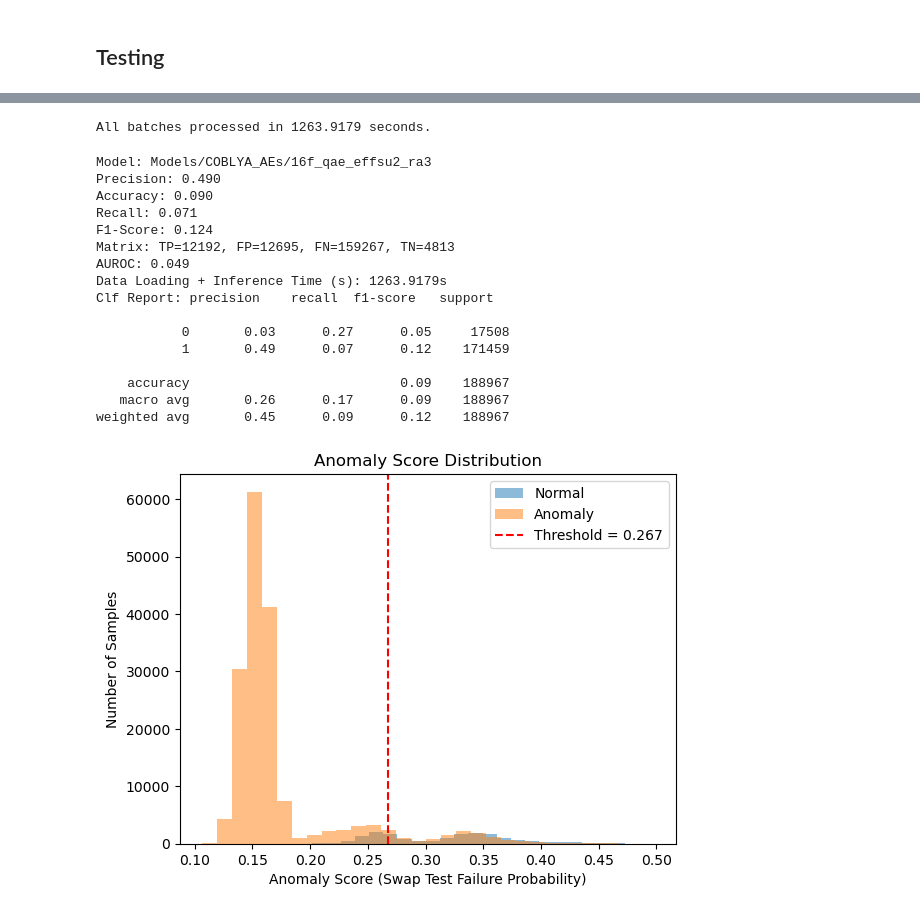
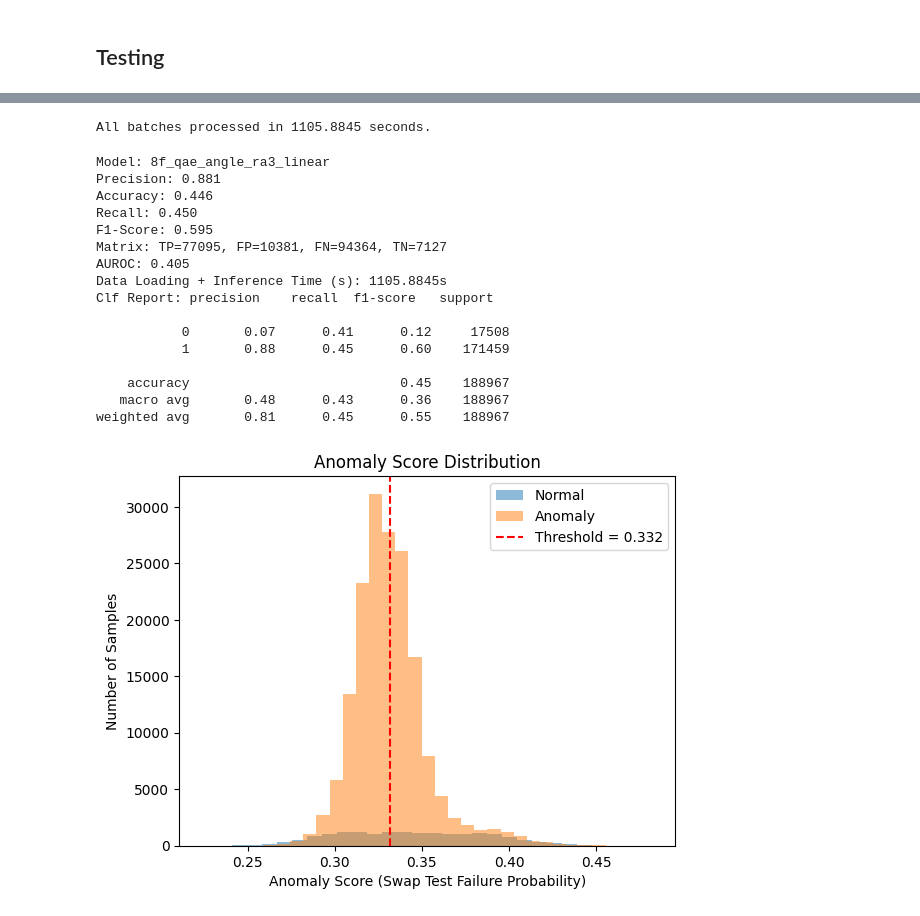
Before and after one commit to RohanSenthil/QAE_BETH_Anomaly, a Jupyter notebook: qae.ipynb, the cells around one changed output, grey strips where cells are left out. Saved outputs shown, nothing was run; the diff lists cells and outputs as text; code cells hidden in the pictures.

Commit message:
models

```diff
--- a/qae.ipynb
+++ b/qae.ipynb
@@ -341,7 +336,7 @@ trained_params = result.x
 from qiskit.qpy import dump
 import os
 
-model_name = "Models/COBLYA_AEs/16f_qae_effsu2_ra3"
+model_name = "8f_qae_angle_ra3_linear"
 os.mkdir(model_name)
 
 with open(f"{model_name}/ae.qpy", "wb") as f:
@@ -358,7 +353,7 @@ np.save(f"{model_name}/trained_parameters", trained_params)
 # %% [markdown]
 ## Testing
 # %%
-transformed_testing_data = pd.read_csv('Dataset/Transformed/Normalised/labelled_transformed_testing_data.csv')
+transformed_testing_data = pd.read_csv('labelled_transformed_testing_data.csv')
 
 # 1. Extract labels (column 6)
 testing_labels = transformed_testing_data.iloc[:, 6].astype(bool)  # Anomalies: True
@@ -436,7 +431,7 @@ train_scores, train_time = compute_anomaly_scores(
     qnn,
     training_subset,
     trained_params,
-    encoding_fn=efficient_su2_encoding,
+    encoding_fn=angle_encoding,
     batch_size=64
 )
 
@@ -506,52 +501,54 @@ scores, elapsed_time = compute_anomaly_scores(
     qnn,
     scaled_testing_data,
     trained_params,
-    encoding_fn=efficient_su2_encoding,
+    encoding_fn=angle_encoding,
     batch_size=64
 )
 # %% [output]
-All batches processed in 1263.9179 seconds.
+All batches processed in 1105.8845 seconds.
 # %%
+threshold += 0.02
+
 y_pred = (scores > threshold).astype(int)
 y_true = np.array(testing_labels).astype(int)[:len(scores)]
 
 metrics = evaluate_model(
     y_true=y_true,
     y_pred=y_pred,
     scores=scores,
     time=elapsed_time,
     threshold=threshold,  # same threshold used in predict
     model_name=model_name
 )
 
 # Print clean table row for your notes
 for k, v in metrics.items():
     print(f"{k}: {v}")
 
 # --- Histogram of scores ---
 plt.hist(scores[y_true == 0], bins=30, alpha=0.5, label='Normal')
 plt.hist(scores[y_true == 1], bins=30, alpha=0.5, label='Anomaly')
 plt.axvline(threshold, color='red', linestyle='--', label=f"Threshold = {threshold:.3f}")
 plt.xlabel("Anomaly Score (Swap Test Failure Probability)")
 plt.ylabel("Number of Samples")
 plt.title("Anomaly Score Distribution")
 plt.legend()
 plt.show()
 # %% [output]
-Model: Models/COBLYA_AEs/16f_qae_effsu2_ra3
-Precision: 0.490
-Accuracy: 0.090
-Recall: 0.071
-F1-Score: 0.124
-Matrix: TP=12192, FP=12695, FN=159267, TN=4813
-AUROC: 0.049
-Data Loading + Inference Time (s): 1263.9179s
+Model: 8f_qae_angle_ra3_linear
+Precision: 0.881
+Accuracy: 0.446
+Recall: 0.450
+F1-Score: 0.595
+Matrix: TP=77095, FP=10381, FN=94364, TN=7127
+AUROC: 0.405
+Data Loading + Inference Time (s): 1105.8845s
 Clf Report: precision    recall  f1-score   support
 
-           0       0.03      0.27      0.05     17508
-           1       0.49      0.07      0.12    171459
+           0       0.07      0.41      0.12     17508
+           1       0.88      0.45      0.60    171459
 
-    accuracy                           0.09    188967
-   macro avg       0.26      0.17      0.09    188967
-weighted avg       0.45      0.09      0.12    188967
+    accuracy                           0.45    188967
+   macro avg       0.48      0.43      0.36    188967
+weighted avg       0.81      0.45      0.55    188967
-[figure, old version]
+[figure, new version]
```
Also changed, not shown: parts of 10 cells of this notebook, 9 other files.
